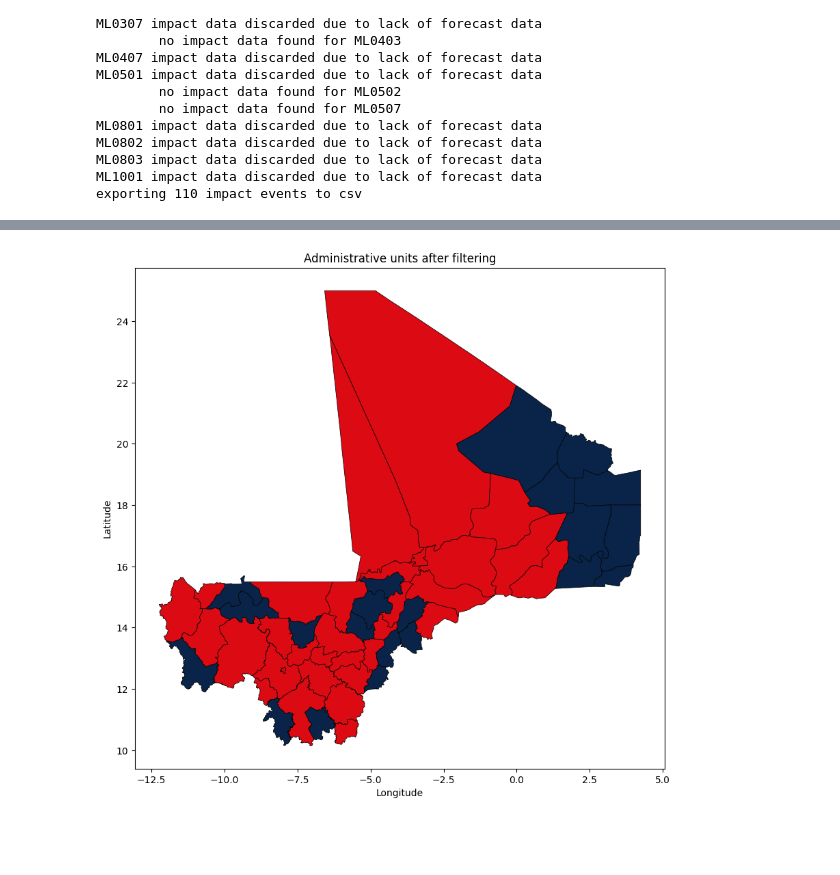
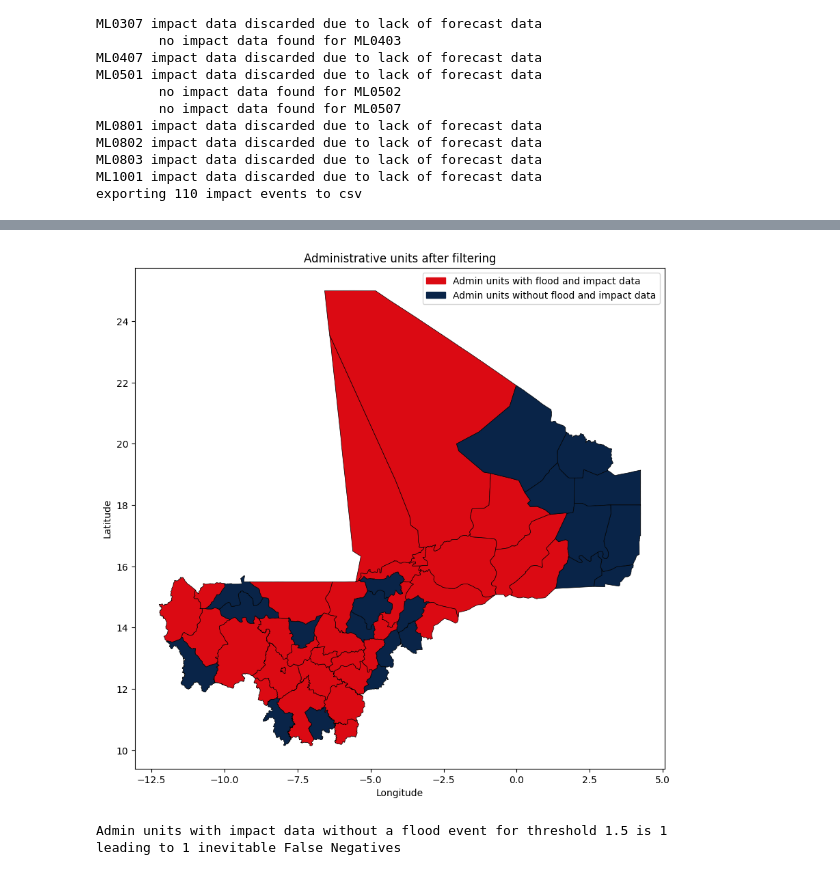
Before and after one commit to rodekruis/river-flood-data-analysis, a Jupyter notebook: GoogleFloodHub/src/GRRR.ipynb, the cells around one changed output, grey strips where cells are left out. Saved outputs shown, nothing was run; the diff lists cells and outputs as text; code cells hidden in the pictures; blank space fills up the shorter version.

Commit message:
Set-up ready for generating all impact-based results

```diff
--- a/GoogleFloodHub/src/GRRR.ipynb
+++ b/GoogleFloodHub/src/GRRR.ipynb
@@ -1312,18 +1326,21 @@ import xarray as xr
 import geopandas as gpd
 
 
-def export_datasets_to_netcdf(d_ds: Dict[str, xr.Dataset], path: str) -> None:
+def export_datasets_to_netcdf(
+        d_ds: Dict[str, xr.Dataset], path: str, lt: int
+    ) -> None:
     """
     Export a dataset to a netCDF file
 
     :param d_ds: dict of datasets
     :param path: path to the file
+    :param lt: lead time of the dataset
     """
     for key, ds in d_ds.items():
         try:
             if os.path.dirname(path) and not os.path.exists(os.path.dirname(path)):
                 os.makedirs(os.path.dirname(path), exist_ok = True)
-            ds.to_netcdf(f'{path}{key}.nc')
+            ds.to_netcdf(f'{path}{key}_{lt * 24}lt.nc')
         except FileNotFoundError as fnf_error:
             print(f"File not found error: {fnf_error}")
         except PermissionError as perm_error:
@@ -1331,23 +1348,24 @@ def export_datasets_to_netcdf(d_ds: Dict[str, xr.Dataset], path: str) -> None:
         except TypeError as type_error:
             print(f"Type error: {type_error}")
         except Exception as exc:
-            print(f"Failed to export return period dataset to '{path}': {exc}")
+            print(f"Failed to dataset to '{path}': {exc}")
 
 
-def import_datasets_from_netcdf(path: str) -> Dict[str, xr.Dataset]:
+def import_datasets_from_netcdf(path: str, lt: int) -> Dict[str, xr.Dataset]:
     """
     Import a dictionary of datasets from a folder with netCDF files:
     the inverse of export_datasets_to_netcdf()
 
     :param path: path to the files
+    :param lt: lead time of the datasets to import
     :return: dict of datasets
     """
     d_ds = {}
     if not os.path.exists(path):
         raise ValueError('Path does not exist')
     for filename in os.listdir(path):
-        if filename.endswith('.nc'):
-            key = os.path.splitext(filename)[0]
+        if filename.endswith(f'_{lt * 24}lt.nc'):
+            key = filename.split('_')[0]
             file_path = os.path.join(path, filename)
             try:
                 ds = xr.open_dataset(file_path)
@@ -1540,7 +1558,7 @@ def aggregate_per_admin_unit(
 
 def aggregate_or_load_per_admin_unit(
         dict_datasets: Dict[str, xr.Dataset],
-        lead_time: int = 7,
+        lt: int = 7,
         method_streamflow: str = 'max',
         method_return_periods: str = 'max',
         verbose: bool = True,
@@ -1550,12 +1568,15 @@ def aggregate_or_load_per_admin_unit(
     to per admin unit if not done already (then load the datasets instead)
 
     :param dict_datasets: dict of datasets
-    :param lead_time: lead time of the forecast to aggregate
+    :param lt: lead time of the forecast to aggregate (e.g. 7)
     :param method_streamflow: method of aggregation for the streamflow data
     :param method_return_periods: method of aggregation for the return periods
     :param verbose: whether to print some test print-s's
     :return: dict of datasets with aggregated data
     """
+    if type(lt) != int or lt < 0 or lt > 7:
+        raise ValueError('Lead time must be an integer between 0 and 7')
+
     n_to_load = len(create_admin_unit_set(dict_datasets))
     if not os.path.exists('../data/GRRR/aggregated/') or not os.path.exists('../data/GRRR/aggregated_rp/'):
         os.makedirs('../data/GRRR/aggregated/', exist_ok = True)
@@ -1564,15 +1585,15 @@ def aggregate_or_load_per_admin_unit(
     n_rps_loaded = len([f for f in os.listdir('../data/GRRR/aggregated_rp/') if f.endswith('.nc')])
     if (n_to_load == n_datasets_loaded) and (n_to_load == n_rps_loaded):
         print('Loading in datasets...')
-        dict_datasets_au = import_datasets_from_netcdf('../data/GRRR/aggregated/')
-        dict_return_periods_au = import_datasets_from_netcdf('../data/GRRR/aggregated_rp/')
+        dict_datasets_au = import_datasets_from_netcdf('../data/GRRR/aggregated/', lt)
+        dict_return_periods_au = import_datasets_from_netcdf('../data/GRRR/aggregated_rp/', lt)
         print('Loading complete')
     else:
         print('Aggregating datasets...')
         dict_datasets_au, dict_return_periods_au = aggregate_per_admin_unit(
-            dict_datasets, lead_time, method_streamflow, method_return_periods, verbose)
-        export_datasets_to_netcdf(dict_datasets_au, '../data/GRRR/aggregated/')
-        export_datasets_to_netcdf(dict_return_periods_au, '../data/GRRR/aggregated_rp/')
+            dict_datasets, lt, method_streamflow, method_return_periods, verbose)
+        export_datasets_to_netcdf(dict_datasets_au, '../data/GRRR/aggregated/', lt)
+        export_datasets_to_netcdf(dict_return_periods_au, '../data/GRRR/aggregated_rp/', lt)
         print('Aggregation complete')
 
     return dict_datasets_au, dict_return_periods_au
@@ -1592,5 +1613,7 @@ def aggregate_or_load_per_admin_unit(
 #     idx += 1
 # %%
 # aggregate the data per gauge to per admin unit if not done already
-dict_datasets_au, dict_return_periods_au = aggregate_or_load_per_admin_unit(dict_datasets)
+dict_datasets_au, dict_return_periods_au = aggregate_or_load_per_admin_unit(
+    dict_datasets, LEAD_TIME
+)
 # %% [output]
@@ -2203,7 +2214,7 @@ def export_dict_impact_events_to_csv(
     print(df_flood_events) if verbose else None
     print(f'exporting {df_flood_events.shape[0]} impact events to csv')
     df_flood_events.to_csv(
-        f'../data/processed/flood_events/impact_events_per_admin_{df_flood_events.shape[0]}.csv',
+        f'../data/processed/flood_events/impact_events_au_{df_flood_events.shape[0]}.csv',
         sep = ';', decimal = '.', index = False)
 
 
@@ -2684,34 +2695,37 @@ from typing import Any, Dict
 
 
 def plot_leftover_admin_units(
         d: Dict[str, Any],
         path: str = 'mali_ALL/mli_adm_ab_shp/mli_admbnda_adm2_1m_gov_20211220.shp'
     ) -> None:
     """
     Plots the admin units that are leftover after filtering out
 
     :param d: dictionary with admin units as keys, the values can be Any
     :param path: path to the shape file
     """
     red, blue = '#DB0A13', '#092448'
     gpd_adm_units_Mali = analyse.get_shape_file(path).to_crs('EPSG:4326')
     gpd_adm_units_Mali['col'] = gpd_adm_units_Mali['ADM2_PCODE'].apply(
         lambda x: red if x in d else blue
     )
     fig, ax = plt.subplots(figsize = (10, 10))
     gpd_adm_units_Mali.plot(
         ax = ax, color = gpd_adm_units_Mali['col'], edgecolor = 'black', linewidth = 0.5
     )
+    red_patch = Patch(color = red, label = 'Admin units with flood and impact data')
+    blue_patch = Patch(color = blue, label = 'Admin units without flood and impact data')
+    plt.legend(handles = [red_patch, blue_patch], loc = 'upper right')
     ax.set_xlabel('Longitude')
     ax.set_ylabel('Latitude')
     ax.set_title('Administrative units after filtering')
     plt.show()
 
 
 # plot_leftover_admin_units(dict_flood_events_final)
 plot_leftover_admin_units(dict_impact_events_final)
 # %% [output]
-[figure, old version]
+[figure, new version]
 # %%
 def combine_dict_events_to_df(d_events: Dict[str, pd.DataFrame]) -> pd.DataFrame:
     """
@@ -2913,6 +2967,14 @@ df_metrics = match_events_and_get_metrics(dict_flood_events_final,
 # 10000, you'd expect only true positives, but that's not the case, since there
 # might be impact events for which *the* threshold is not passed within those
 # 10000 days, i.e. when the threshold is so high it is not passed within the timeframe
+inevitable_FNs = sum([len(dict_impact_events_final[admin_unit]) for admin_unit in \
+                      dict_impact_events_final.keys() if admin_unit not in dict_flood_events_final])
+print(f'Admin units with impact data without a flood event for threshold {THRESHOLD} is',
+      len(dict_impact_events_final.keys()) - len(dict_flood_events_final.keys()),
+      f'\nleading to {inevitable_FNs} inevitable False Negatives')
+# %% [output]
+Admin units with impact data without a flood event for threshold 1.5 is 1
+leading to 1 inevitable False Negatives
 # %%
 # print all keys of flood evetns and impact evetns and sort them
 print(sorted(dict_flood_events_final.keys()))
```
Also changed, not shown: parts of 28 cells of this notebook, 4 other files.
